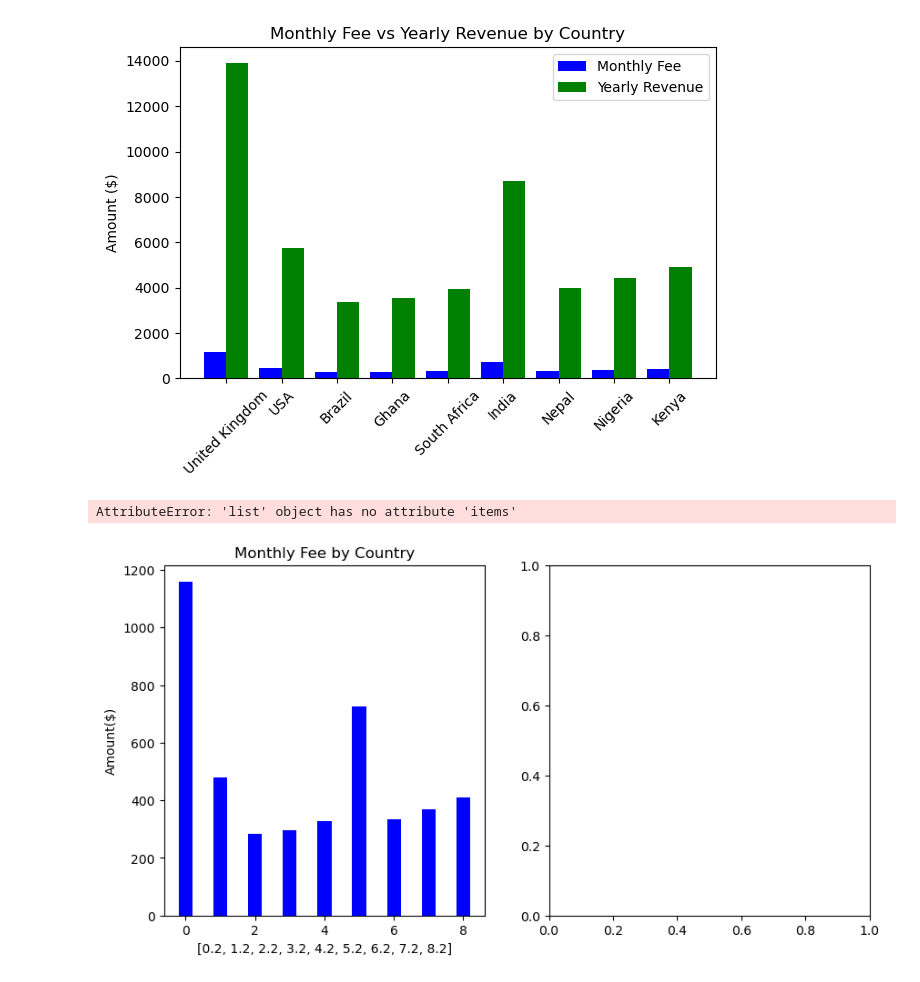
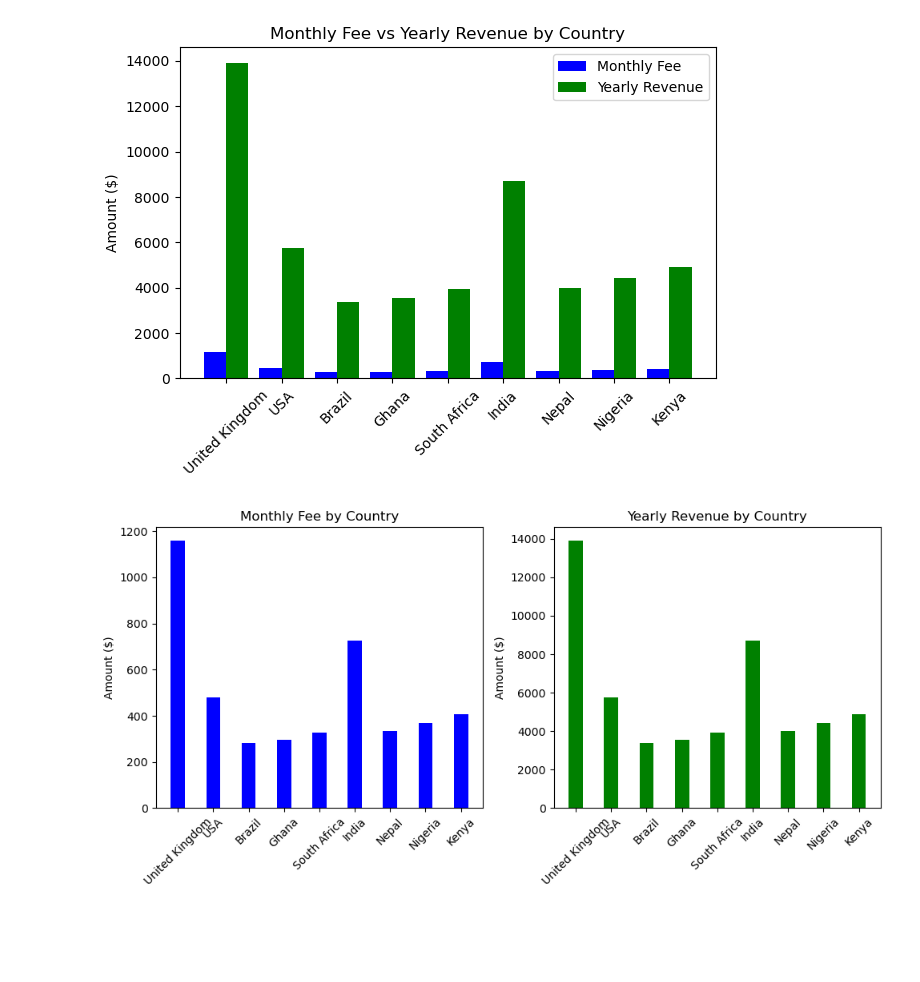
Before and after one commit to Dylan-Butterfield/IOA_Data_Sprint, a Jupyter notebook: Data_Wave_Analysis.ipynb, the cells around one changed output. Drawn from its saved outputs; the diff is of its cells as text; code cells hidden in the pictures; blank space fills up the shorter version.

Commit message:
New Image + Adding Labels to Subplot

```diff
--- a/Data_Wave_Analysis.ipynb
+++ b/Data_Wave_Analysis.ipynb
@@ -152,20 +152,20 @@ plt.show()
 # %%
 fig, axes = plt.subplots(1,2, figsize=(10,5))
 
 axes[0].bar(x, t_monthly_fee, width = 0.4, label = 'Monthly Fee', color = 'blue')
 axes[0].set_title("Monthly Fee by Country")
-axes[0].set_ylabel("Amount($)")
-axes[0].set_xlabel([i + 0.2 for i in x], countries_name, rotation = 45)
-
+axes[0].set_ylabel("Amount ($)")
+axes[0].set_xticks(x)
+axes[0].set_xticklabels(countries_name, rotation = 45)
 
 axes[1].bar(x, t_yearly_fee, width = 0.4, label = 'Yearly Revenue', color = 'green')
 axes[1].set_title("Yearly Revenue by Country")
-axes[1].set_ylabel("Amount($)")
-axes[1].set_xlabel([i + 0.2 for i in x], countries_name, rotation = 45)
-
+axes[1].set_ylabel("Amount ($)")
+axes[1].set_xticks(x)
+axes[1].set_xticklabels(countries_name, rotation = 45)
 
 plt.tight_layout()
+plt.savefig('sep_fee_chart.png', dpi = 300)
 plt.show()
 # %% [output]
-AttributeError: 'list' object has no attribute 'items'
-[figure, old version]
+[figure, new version]
```
Also changed, not shown: 1 other file.
